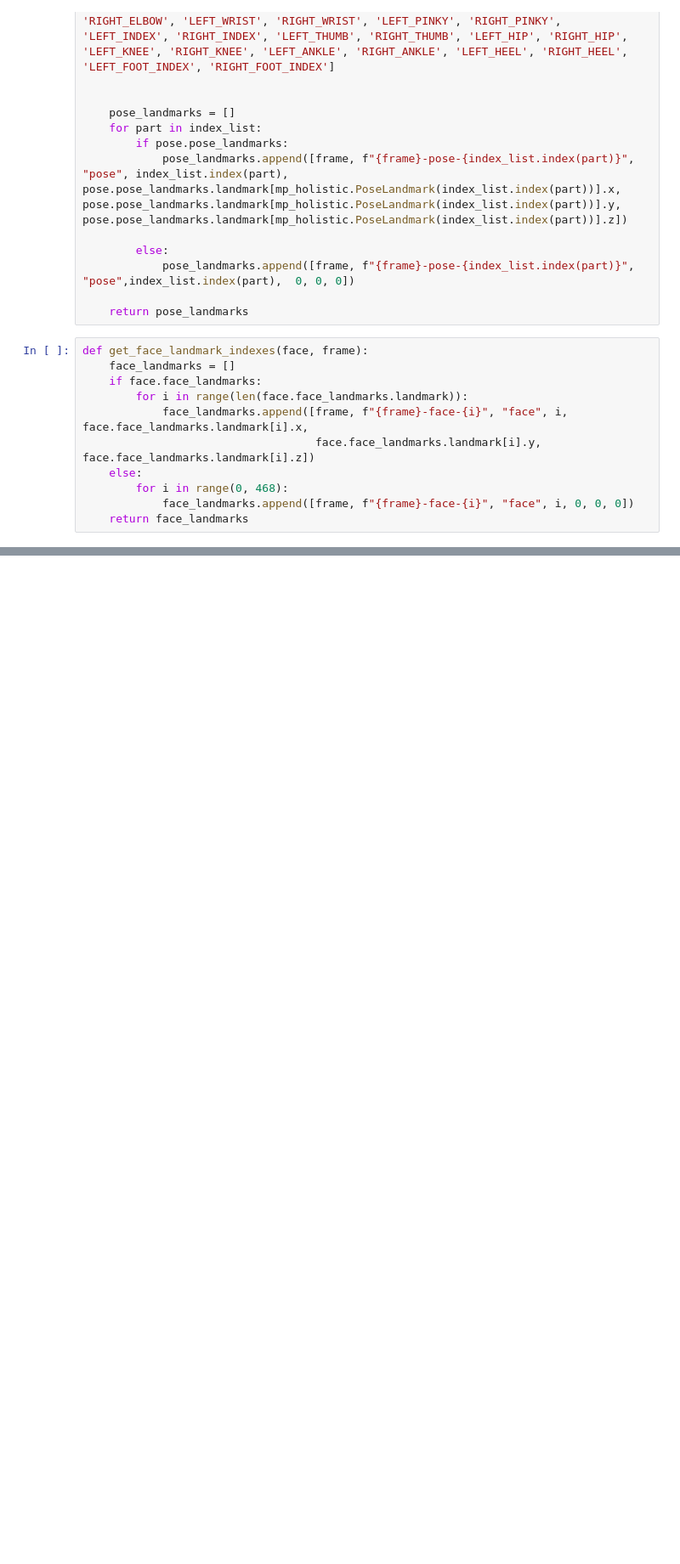
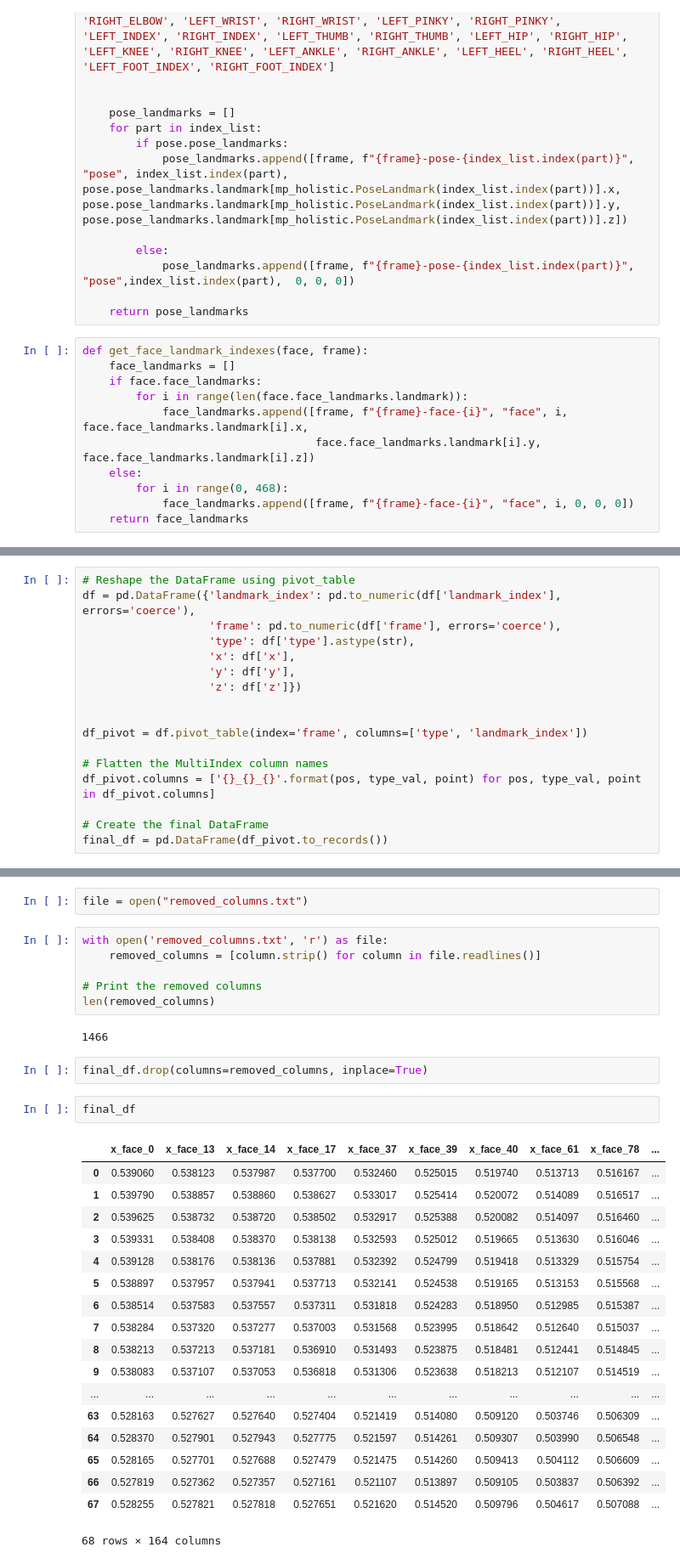
Before and after one commit to Mr-Aylex/sign-lang-classification, a Jupyter notebook: MPM/mediapipe holistic model.ipynb, the cells around one changed output, grey strips where cells are left out. Shown: that part at 85% size. Cells and saved outputs as stored; diff of their text form; blank space fills up the shorter version.

```diff
--- a/MPM/mediapipe holistic model.ipynb
+++ b/MPM/mediapipe holistic model.ipynb
@@ -138,0 +159,17 @@ AttributeError: 'NoneType' object has no attribute 'landmark'
+# %%
+# Reshape the DataFrame using pivot_table
+df = pd.DataFrame({'landmark_index': pd.to_numeric(df['landmark_index'], errors='coerce'),
+                   'frame': pd.to_numeric(df['frame'], errors='coerce'),
+                   'type': df['type'].astype(str),
+                   'x': df['x'],
+                   'y': df['y'],
+                   'z': df['z']})
+
+
+df_pivot = df.pivot_table(index='frame', columns=['type', 'landmark_index'])
+
+# Flatten the MultiIndex column names
+df_pivot.columns = ['{}_{}_{}'.format(pos, type_val, point) for pos, type_val, point in df_pivot.columns]
+
+# Create the final DataFrame
+final_df = pd.DataFrame(df_pivot.to_records())
@@ -138,0 +224,33 @@ AttributeError: 'NoneType' object has no attribute 'landmark'
+# %%
+file = open("removed_columns.txt")
+# %%
+with open('removed_columns.txt', 'r') as file:
+    removed_columns = [column.strip() for column in file.readlines()]
+
+# Print the removed columns
+len(removed_columns)
+# %% [output]
+1466
+# %%
+final_df.drop(columns=removed_columns, inplace=True)
+# %%
+final_df
+# %% [output]
+|  | x_face_0 | x_face_13 | x_face_14 | x_face_17 | x_face_37 | x_face_39 | x_face_40 | x_face_61 | x_face_78 | ... |
+| 0 | 0.539060 | 0.538123 | 0.537987 | 0.537700 | 0.532460 | 0.525015 | 0.519740 | 0.513713 | 0.516167 | ... |
+| 1 | 0.539790 | 0.538857 | 0.538860 | 0.538627 | 0.533017 | 0.525414 | 0.520072 | 0.514089 | 0.516517 | ... |
+| 2 | 0.539625 | 0.538732 | 0.538720 | 0.538502 | 0.532917 | 0.525388 | 0.520082 | 0.514097 | 0.516460 | ... |
+| 3 | 0.539331 | 0.538408 | 0.538370 | 0.538138 | 0.532593 | 0.525012 | 0.519665 | 0.513630 | 0.516046 | ... |
+| 4 | 0.539128 | 0.538176 | 0.538136 | 0.537881 | 0.532392 | 0.524799 | 0.519418 | 0.513329 | 0.515754 | ... |
+| 5 | 0.538897 | 0.537957 | 0.537941 | 0.537713 | 0.532141 | 0.524538 | 0.519165 | 0.513153 | 0.515568 | ... |
+| 6 | 0.538514 | 0.537583 | 0.537557 | 0.537311 | 0.531818 | 0.524283 | 0.518950 | 0.512985 | 0.515387 | ... |
+| 7 | 0.538284 | 0.537320 | 0.537277 | 0.537003 | 0.531568 | 0.523995 | 0.518642 | 0.512640 | 0.515037 | ... |
+| 8 | 0.538213 | 0.537213 | 0.537181 | 0.536910 | 0.531493 | 0.523875 | 0.518481 | 0.512441 | 0.514845 | ... |
+| 9 | 0.538083 | 0.537107 | 0.537053 | 0.536818 | 0.531306 | 0.523638 | 0.518213 | 0.512107 | 0.514519 | ... |
+| ... | ... | ... | ... | ... | ... | ... | ... | ... | ... | ... |
+| 63 | 0.528163 | 0.527627 | 0.527640 | 0.527404 | 0.521419 | 0.514080 | 0.509120 | 0.503746 | 0.506309 | ... |
+| 64 | 0.528370 | 0.527901 | 0.527943 | 0.527775 | 0.521597 | 0.514261 | 0.509307 | 0.503990 | 0.506548 | ... |
+| 65 | 0.528165 | 0.527701 | 0.527688 | 0.527479 | 0.521475 | 0.514260 | 0.509413 | 0.504112 | 0.506609 | ... |
+| 66 | 0.527819 | 0.527362 | 0.527357 | 0.527161 | 0.521107 | 0.513897 | 0.509105 | 0.503837 | 0.506392 | ... |
+| 67 | 0.528255 | 0.527821 | 0.527818 | 0.527651 | 0.521620 | 0.514520 | 0.509796 | 0.504617 | 0.507088 | ... |
+68 rows × 164 columns
```
Also changed, not shown: parts of 9 cells of this notebook, 6 other files.
